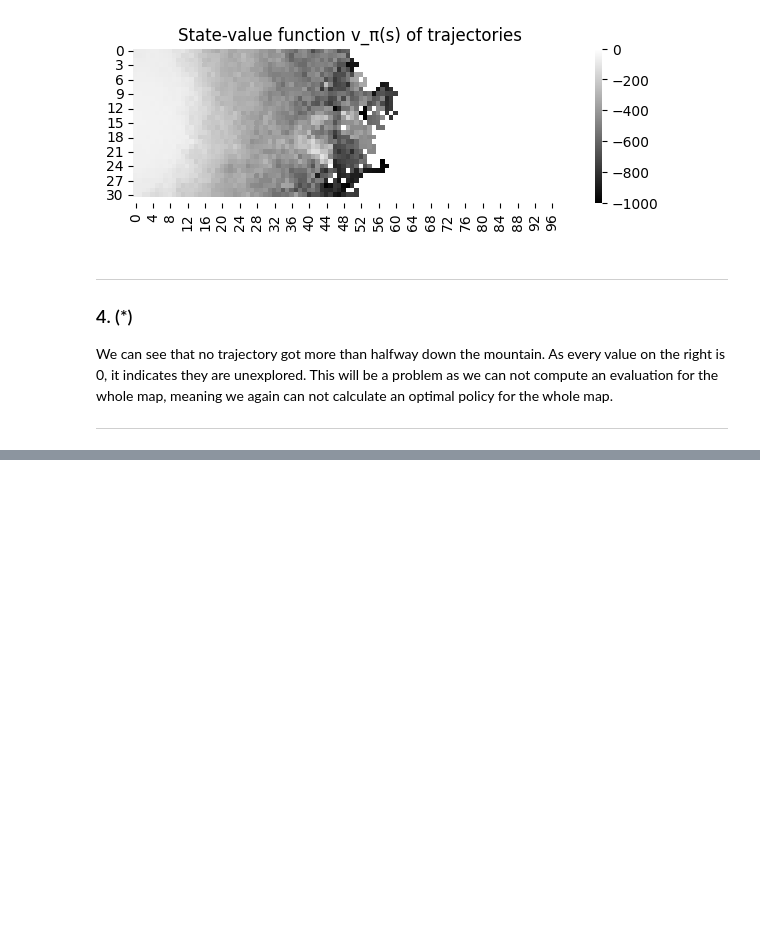
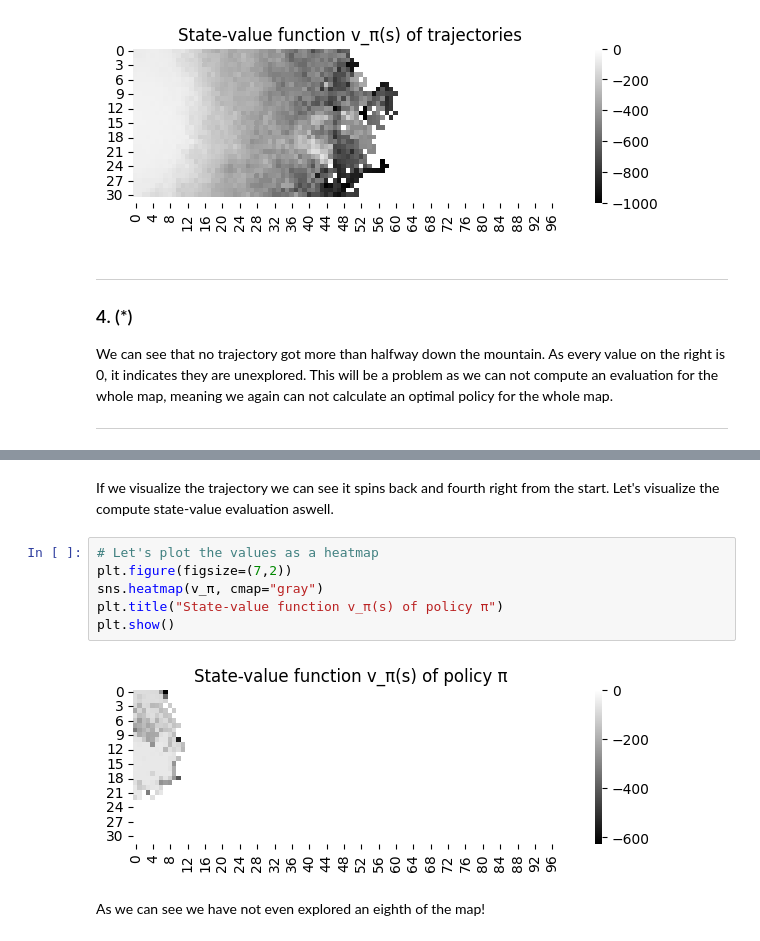
Before and after one commit to RunarFosse/INF368A-Problems, a Jupyter notebook: Problem Set 3/Report.ipynb, the cells around one changed output, grey strips where cells are left out. Saved outputs shown, nothing was run; the diff lists cells and outputs as text; blank space fills up the shorter version.

```diff
--- a/Problem Set 3/Report.ipynb
+++ b/Problem Set 3/Report.ipynb
@@ -78,0 +183,12 @@ Note that this computed policy will not be optimal for the whole map. As the com
+# %% [markdown]
+If we visualize the trajectory we can see it spins back and fourth right from the start. Let's visualize the compute state-value evaluation aswell.
+# %%
+# Let's plot the values as a heatmap
+plt.figure(figsize=(7,2))
+sns.heatmap(v_π, cmap="gray")
+plt.title("State-value function v_π(s) of policy π")
+plt.show()
+# %% [output]
+[figure, added]
+# %% [markdown]
+As we can see we have not even explored an eighth of the map!
```
Also changed, not shown: parts of 15 cells of this notebook.
